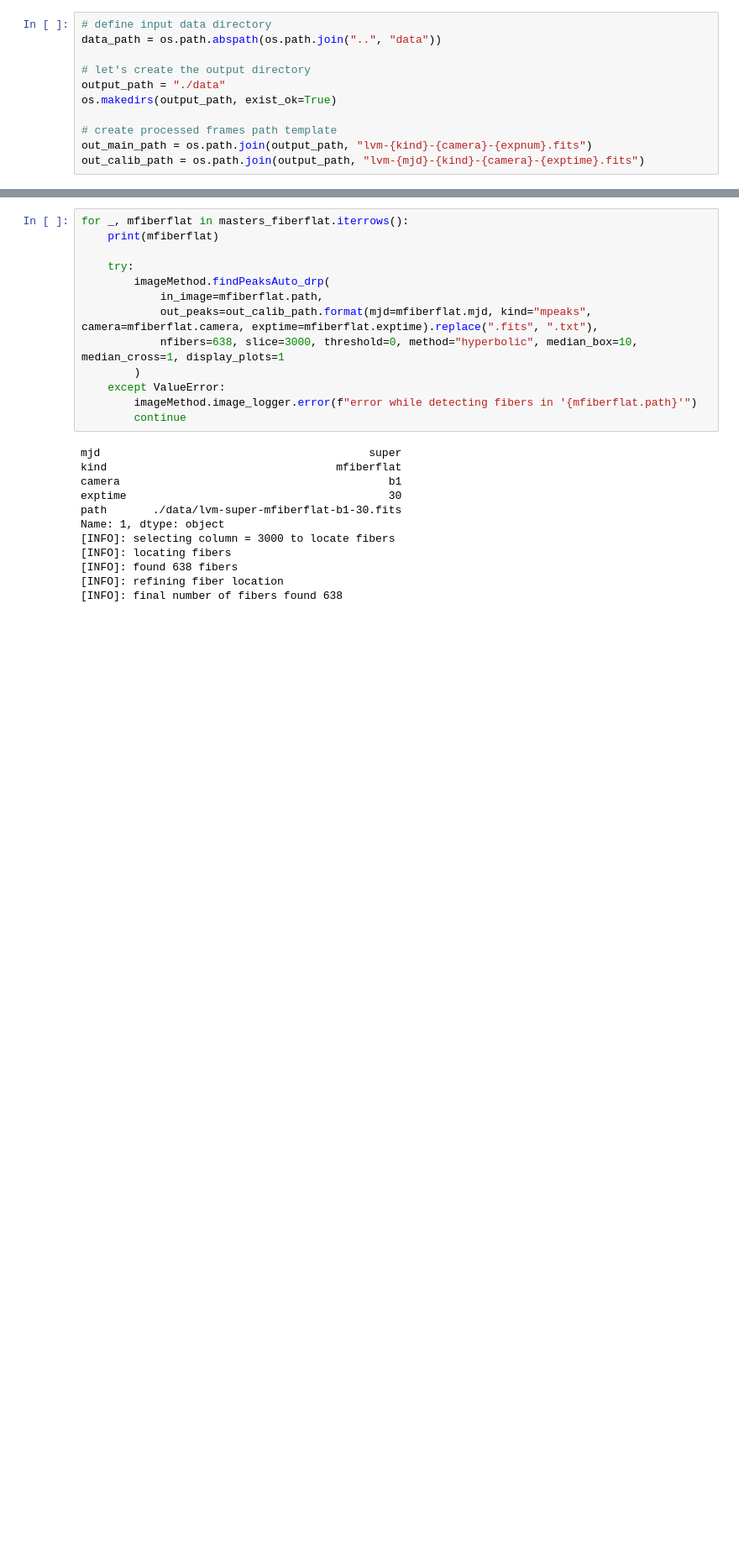
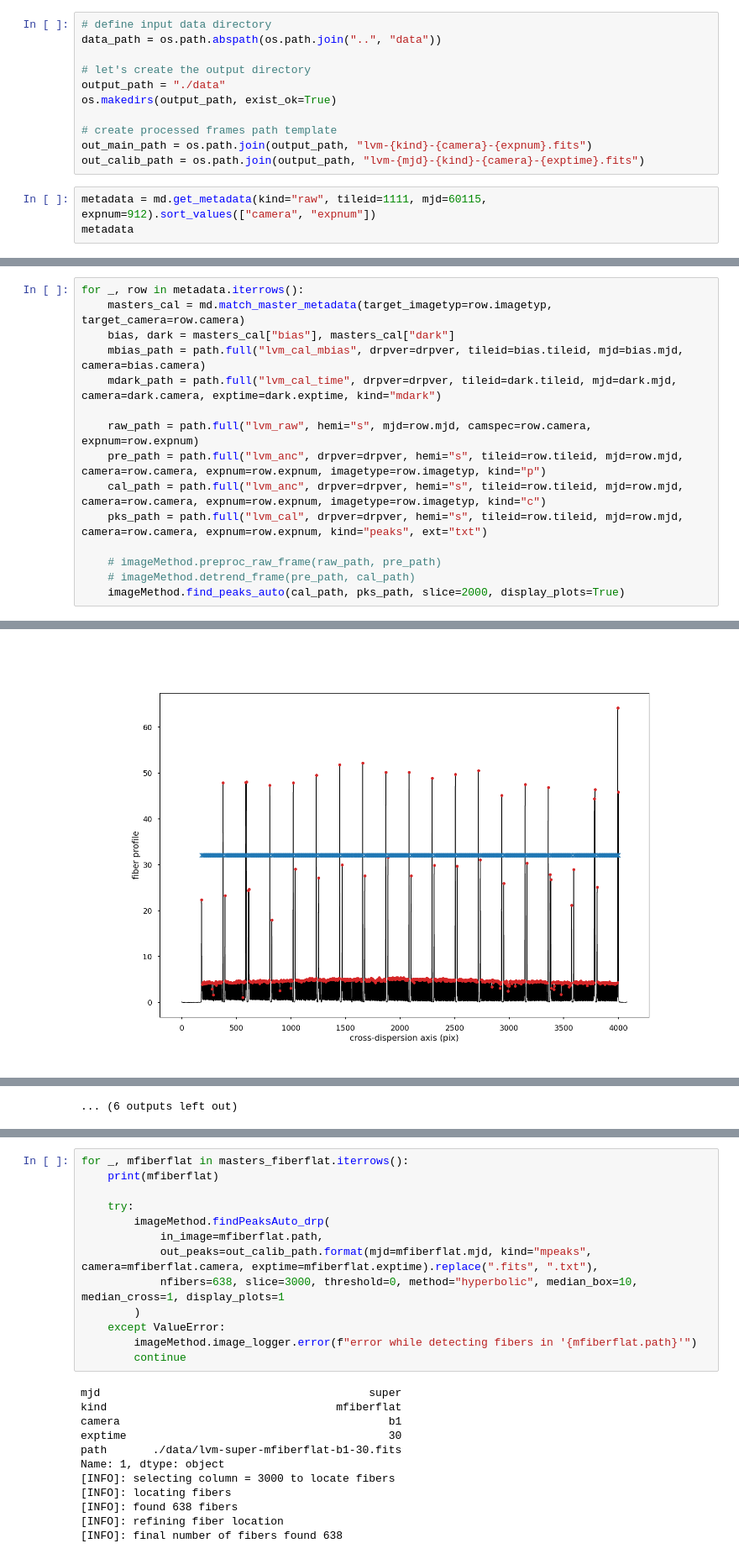
Before and after one commit to sdss/lvmdrp, a Jupyter notebook: examples/lco_com/traces.ipynb, the cells around one changed output, grey strips where cells are left out. Shown at 84% size. Drawn from its saved outputs; the diff is of its cells as text; blank space fills up the shorter version.

```diff
--- a/examples/lco_com/traces.ipynb
+++ b/examples/lco_com/traces.ipynb
@@ -33,3 +36,6 @@ os.makedirs(output_path, exist_ok=True)
 # create processed frames path template
 out_main_path = os.path.join(output_path, "lvm-{kind}-{camera}-{expnum}.fits")
 out_calib_path = os.path.join(output_path, "lvm-{mjd}-{kind}-{camera}-{exptime}.fits")
+# %%
+metadata = md.get_metadata(kind="raw", tileid=1111, mjd=60115, expnum=912).sort_values(["camera", "expnum"])
+metadata
@@ -35,0 +109,16 @@ out_calib_path = os.path.join(output_path, "lvm-{mjd}-{kind}-{camera}-{exptime}.
+# %%
+for _, row in metadata.iterrows():
+    masters_cal = md.match_master_metadata(target_imagetyp=row.imagetyp, target_camera=row.camera)
+    bias, dark = masters_cal["bias"], masters_cal["dark"]
+    mbias_path = path.full("lvm_cal_mbias", drpver=drpver, tileid=bias.tileid, mjd=bias.mjd, camera=bias.camera)
+    mdark_path = path.full("lvm_cal_time", drpver=drpver, tileid=dark.tileid, mjd=dark.mjd, camera=dark.camera, exptime=dark.exptime, kind="mdark")
+
+    raw_path = path.full("lvm_raw", hemi="s", mjd=row.mjd, camspec=row.camera, expnum=row.expnum)
+    pre_path = path.full("lvm_anc", drpver=drpver, hemi="s", tileid=row.tileid, mjd=row.mjd, camera=row.camera, expnum=row.expnum, imagetype=row.imagetyp, kind="p")
+    cal_path = path.full("lvm_anc", drpver=drpver, hemi="s", tileid=row.tileid, mjd=row.mjd, camera=row.camera, expnum=row.expnum, imagetype=row.imagetyp, kind="c")
+    pks_path = path.full("lvm_cal", drpver=drpver, hemi="s", tileid=row.tileid, mjd=row.mjd, camera=row.camera, expnum=row.expnum, kind="peaks", ext="txt")
+
+    # imageMethod.preproc_raw_frame(raw_path, pre_path)
+    # imageMethod.detrend_frame(pre_path, cal_path)
+    imageMethod.find_peaks_auto(cal_path, pks_path, slice=2000, display_plots=True)
+# %% [output]
@@ -35,0 +143 @@ out_calib_path = os.path.join(output_path, "lvm-{mjd}-{kind}-{camera}-{exptime}.
+[figure, added]
@@ -35,0 +239 @@ out_calib_path = os.path.join(output_path, "lvm-{mjd}-{kind}-{camera}-{exptime}.
+... (6 outputs left out)
```
Also changed, not shown: parts of 13 cells of this notebook, 5 other files.
